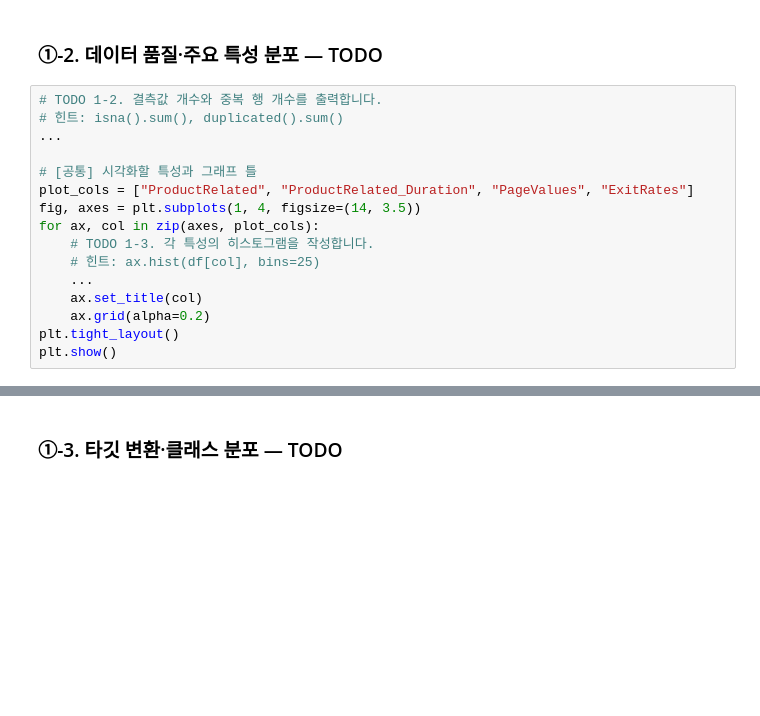
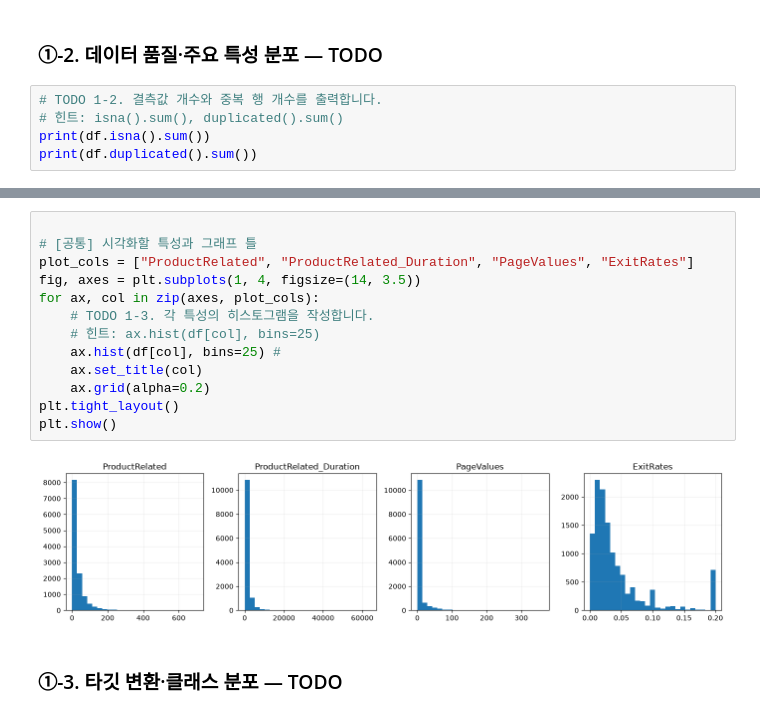
Before and after one commit to kingkingpo/ai-mini-projects, a Jupyter notebook: mini-project-01/code/02_classification_online_shopping.ipynb, the cells around one changed output, grey strips where cells are left out. Saved outputs shown, nothing was run; the diff lists cells and outputs as text; blank space fills up the shorter version.

```diff
--- a/mini-project-01/code/02_classification_online_shopping.ipynb
+++ b/mini-project-01/code/02_classification_online_shopping.ipynb
@@ -58,16 +100,5 @@ df.head()
 # %%
 # TODO 1-2. 결측값 개수와 중복 행 개수를 출력합니다.
 # 힌트: isna().sum(), duplicated().sum()
-...
-
-# [공통] 시각화할 특성과 그래프 틀
-plot_cols = ["ProductRelated", "ProductRelated_Duration", "PageValues", "ExitRates"]
-fig, axes = plt.subplots(1, 4, figsize=(14, 3.5))
-for ax, col in zip(axes, plot_cols):
-    # TODO 1-3. 각 특성의 히스토그램을 작성합니다.
-    # 힌트: ax.hist(df[col], bins=25)
-    ...
-    ax.set_title(col)
-    ax.grid(alpha=0.2)
-plt.tight_layout()
-plt.show()
+print(df.isna().sum())
+print(df.duplicated().sum())
@@ -74,3 +126,18 @@ plt.show()
+# %%
+
+# [공통] 시각화할 특성과 그래프 틀
+plot_cols = ["ProductRelated", "ProductRelated_Duration", "PageValues", "ExitRates"]
+fig, axes = plt.subplots(1, 4, figsize=(14, 3.5))
+for ax, col in zip(axes, plot_cols):
+    # TODO 1-3. 각 특성의 히스토그램을 작성합니다.
+    # 힌트: ax.hist(df[col], bins=25)
+    ax.hist(df[col], bins=25) #
+    ax.set_title(col)
+    ax.grid(alpha=0.2)
+plt.tight_layout()
+plt.show()
+# %% [output]
+[figure, added]
 # %% [markdown]
 ### ①-3. 타깃 변환·클래스 분포 — TODO
 # %%
```
Also changed, not shown: parts of 4 cells of this notebook.
